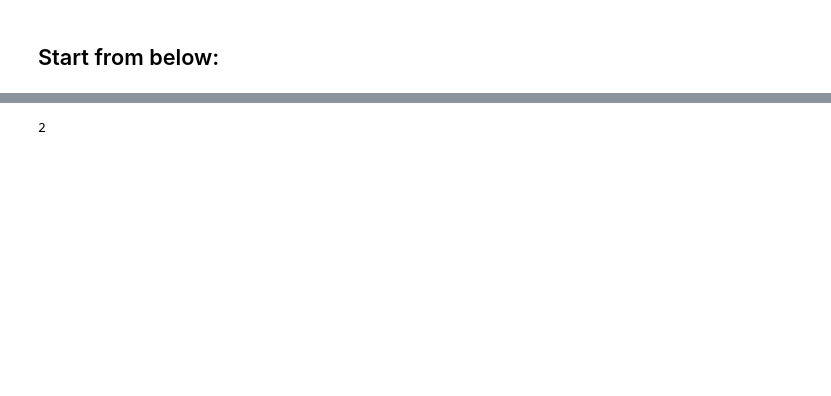
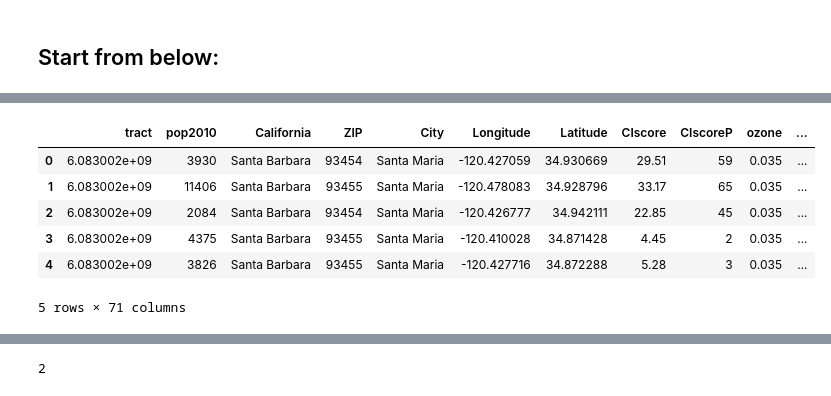
Before and after one commit to xr-cc/proj-hsg-env-chal, a Jupyter notebook: code/data_explore_CES3.ipynb, the cells around one changed output, grey strips where cells are left out. Saved outputs shown, nothing was run; the diff lists cells and outputs as text; code cells hidden in the pictures; blank space fills up the shorter version.

```diff
--- a/code/data_explore_CES3.ipynb
+++ b/code/data_explore_CES3.ipynb
@@ -38 +21,12 @@ df.head()
+# %%
+gdf = gpd.read_file(dataPath+"CES3/CES3June2018Update.shp")
+gdf.head()
+# %% [output]
+|  | tract | pop2010 | California | ZIP | City | Longitude | Latitude | CIscore | CIscoreP | ozone | ... |
+| 0 | 6.083002e+09 | 3930 | Santa Barbara | 93454 | Santa Maria | -120.427059 | 34.930669 | 29.51 | 59 | 0.035 | ... |
+| 1 | 6.083002e+09 | 11406 | Santa Barbara | 93455 | Santa Maria | -120.478083 | 34.928796 | 33.17 | 65 | 0.035 | ... |
+| 2 | 6.083002e+09 | 2084 | Santa Barbara | 93454 | Santa Maria | -120.426777 | 34.942111 | 22.85 | 45 | 0.035 | ... |
+| 3 | 6.083002e+09 | 4375 | Santa Barbara | 93455 | Santa Maria | -120.410028 | 34.871428 | 4.45 | 2 | 0.035 | ... |
+| 4 | 6.083002e+09 | 3826 | Santa Barbara | 93455 | Santa Maria | -120.427716 | 34.872288 | 5.28 | 3 | 0.035 | ... |
+5 rows × 71 columns
 # %%
```
Also changed, not shown: parts of 5 cells of this notebook.
